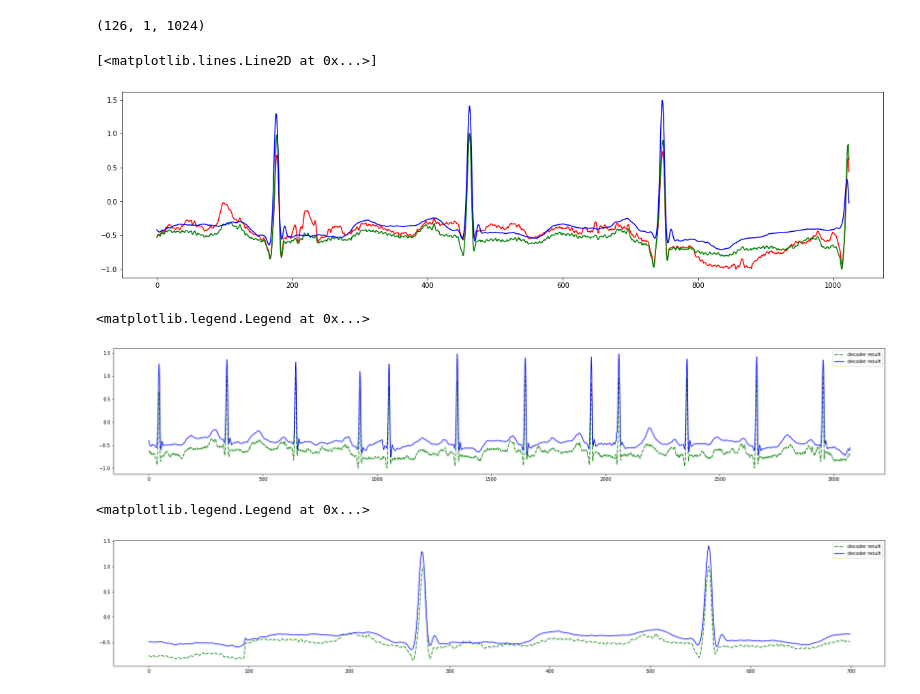
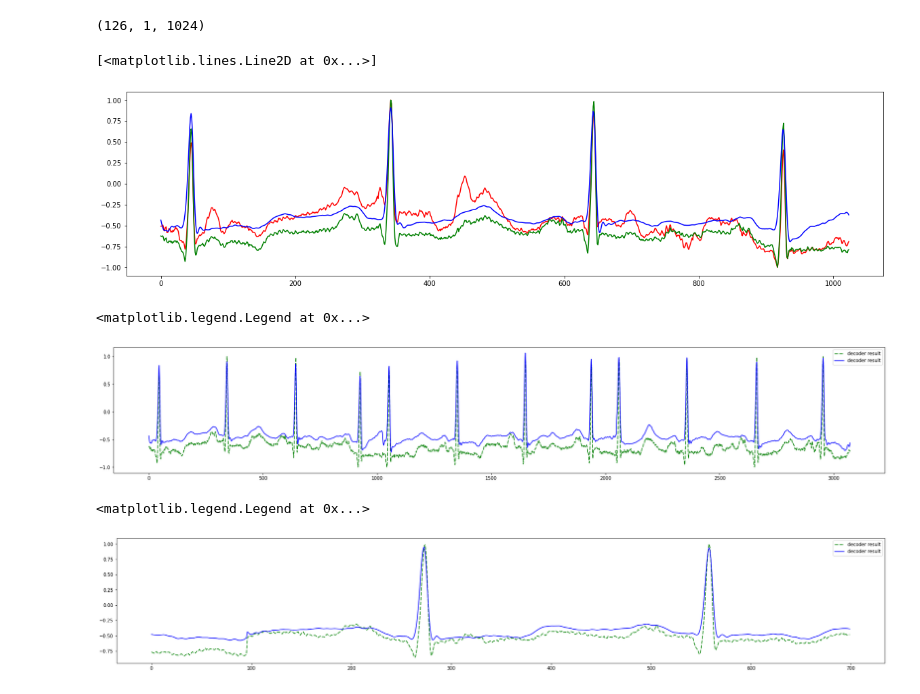
Before and after one commit to enzlaur/pytorch-ml-tuts, a Jupyter notebook: scratch08.ipynb, the cells around one changed output. Saved outputs shown, nothing was run; the diff lists cells and outputs as text; code cells hidden in the pictures.

Commit message:
Finalized trainer and model functions
train_model moved to trainers.py and ae_sampler moved to models.py

```diff
--- a/scratch08.ipynb
+++ b/scratch08.ipynb
@@ -216,3 +208,12 @@ def train_model(model, trainloader, epochs):
     print(f'Elapsed time: {elapsed_total:.2f}, (in mins: {elapsed_mins}:{elapsed_secs})')
 
     return train_loss
+# %%
+# A trained model can just me loaded (saved_model_dict.pt)
+# model_saved has not yet been tested
+
+model_saved = ae_sampler().cuda()
+model_saved.double()
+model_saved.load_state_dict(torch.load('saved_model_dict.pt'))
+model_saved.to('cuda')
+model_saved.eval()
@@ -236,22 +255,26 @@ Elapsed time: 747.29, (in mins: 12:27)
 # %%
 ecg_noisy_test = ecg_noisy[0:126]
 # %%
-result = model.encoder( ecg_noisy_test )
-result = model.decoder( result )
+# result = model.encoder( ecg_noisy_test )
+# result = model.decoder( result )
+# result = result.detach().cpu().numpy()
+
+result = model_saved.encoder( ecg_noisy_test )
+result = model_saved.decoder( result )
 result = result.detach().cpu().numpy()
 # %%
 print( result.shape )
 # %% [output]
 (126, 1, 1024)
 # %%
-index = 4
+index = 0
 plt.figure( figsize=(20,5) )
 plt.plot( ecg_noisy_test[index][0].cpu(), c='red', label='original data' )
 plt.plot( ecg_clean[index][0].cpu(), c='green', label='original data' )
 plt.plot( result[index][0], c='blue', label='decoder result' )
 # %% [output]
 [<matplotlib.lines.Line2D at 0x...>]
-[figure, old version]
+[figure, new version]
 # %%
 res_flat = result.flatten()
 ecg_clean_tensor_flat = ecg_clean.flatten()
@@ -267,7 +290,7 @@ plt.plot( res_flat[index_left:index_right], c='blue', label='decoder result' )
 plt.legend()
 # %% [output]
 <matplotlib.legend.Legend at 0x...>
-[figure, old version]
+[figure, new version]
 # %%
 index_left = 4000
 index_right = 4700
@@ -278,7 +301,7 @@ plt.plot( res_flat[index_left:index_right], c='blue', label='decoder result' )
 plt.legend()
 # %% [output]
 <matplotlib.legend.Legend at 0x...>
-[figure, old version]
+[figure, new version]
 # %%
 # Save result in npy file
 
```
Also changed, not shown: parts of 5 cells of this notebook, 4 other files.
